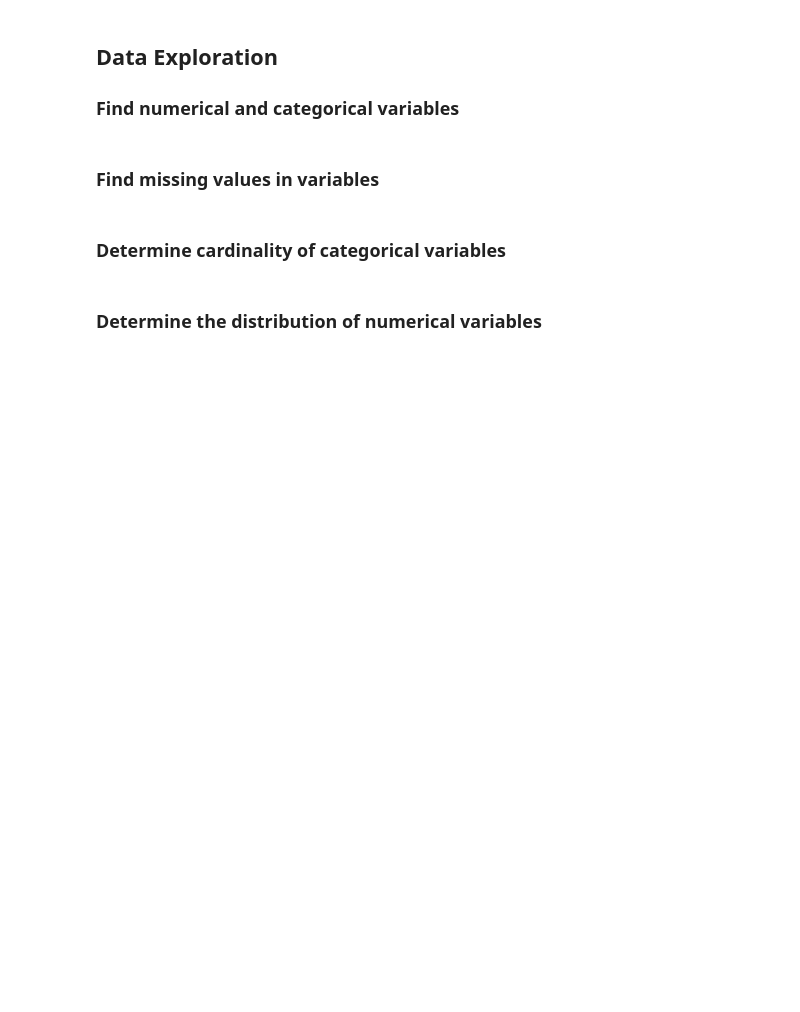
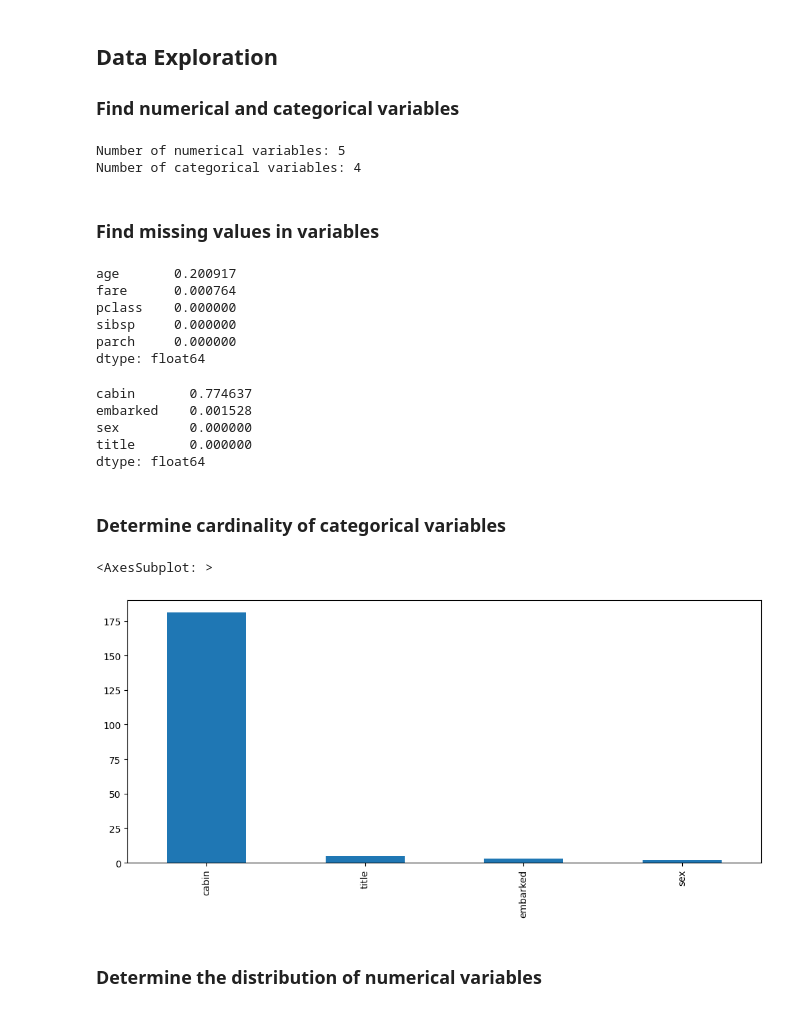
Before and after one commit to trainindata/deploying-machine-learning-models, a Jupyter notebook: section-04-research-and-development/titanic-assignment/01-predicting-survival-titanic-assignement.ipynb, the cells around one changed output. Drawn from its saved outputs; the diff is of its cells as text; code cells hidden in the pictures; blank space fills up the shorter version.

```diff
--- a/section-04-research-and-development/titanic-assignment/01-predicting-survival-titanic-assignement.ipynb
+++ b/section-04-research-and-development/titanic-assignment/01-predicting-survival-titanic-assignement.ipynb
@@ -114,19 +114,45 @@ data.to_csv('titanic.csv', index=False)
 # %%
 target = 'survived'
 # %%
-vars_num = # fill your code here
+vars_cat = [var for var in data.columns if data[var].dtypes=="O"]# fill your code here
 
-vars_cat = # fill your code here
+vars_num = [var for var in data.columns if var not in vars_cat and var!= target] # fill your code here
+
+
 
 print('Number of numerical variables: {}'.format(len(vars_num)))
 print('Number of categorical variables: {}'.format(len(vars_cat)))
+# %% [output]
+Number of numerical variables: 5
+Number of categorical variables: 4
 # %% [markdown]
 ### Find missing values in variables
 # %%
 # first in numerical variables
+data[vars_num].isnull().mean().sort_values(ascending=False)
+# %% [output]
+age       0.200917
+fare      0.000764
+pclass    0.000000
+sibsp     0.000000
+parch     0.000000
+dtype: float64
 # %%
 # now in categorical variables
+
+data[vars_cat].isnull().mean().sort_values(ascending=False)
+# %% [output]
+cabin       0.774637
+embarked    0.001528
+sex         0.000000
+title       0.000000
+dtype: float64
 # %% [markdown]
 ### Determine cardinality of categorical variables
+# %%
+data[vars_cat].nunique().sort_values(ascending=False).plot.bar(figsize=(12,5))
+# %% [output]
+<AxesSubplot: >
+[figure, added]
 # %% [markdown]
 ### Determine the distribution of numerical variables
```
Also changed, not shown: parts of 18 cells of this notebook, 1 other file.
